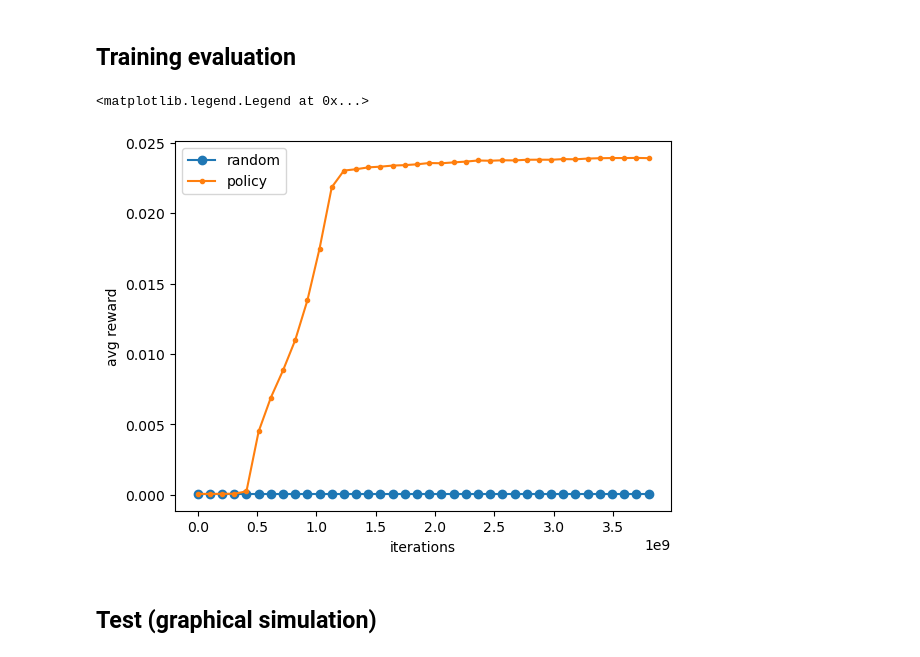
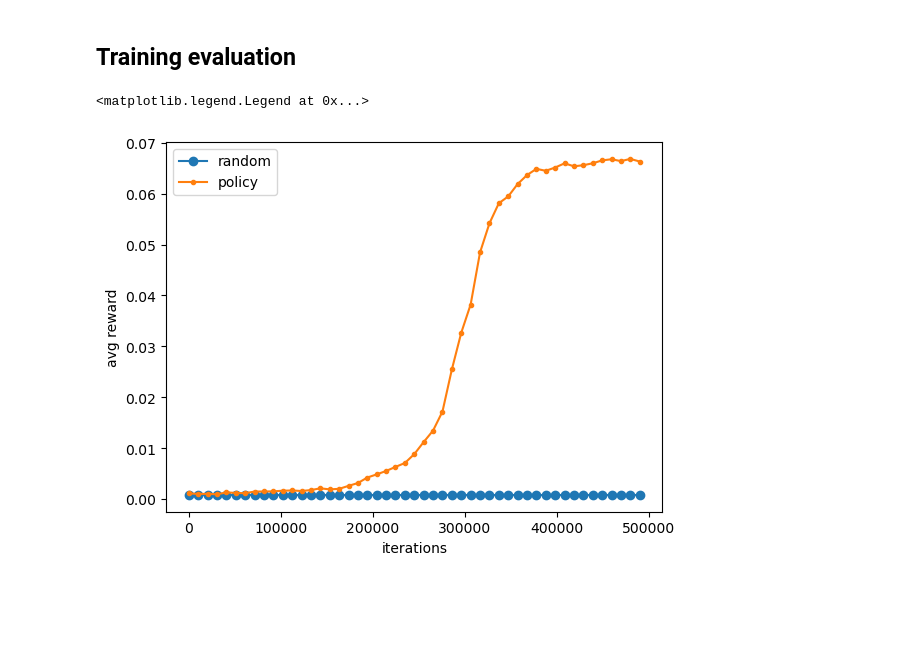
Before and after one commit to AlbertoSinigaglia/snake-reinforcement-learning, a Jupyter notebook: double_q_learning_learns_walls/main.ipynb, the cells around one changed output. Saved outputs shown, nothing was run; the diff lists cells and outputs as text; code cells hidden in the pictures; blank space fills up the shorter version.

```diff
--- a/double_q_learning_learns_walls/main.ipynb
+++ b/double_q_learning_learns_walls/main.ipynb
@@ -105,5 +74,5 @@ policy.iter = policy.exp_iter
 # %%
-optimizer = K.optimizers.Adam(1e-4)
+optimizer = tf.keras.optimizers.legacy.Adam(1e-4)
 # %%
 loss_f = tf.keras.losses.MeanSquaredError()
 
@@ -125,11 +96,12 @@ def train_step(samples, qfunction, qtarget):
 # %%
 losses = []
 # %%
-%matplotlib inline
 for iteration in trange(ITERATIONS):
+    # every RESET_EVERY_N reset the target to avoid covariante update
     if iteration % RESET_EVERY_N == 0:
         qtarget.set_weights(qfunction.get_weights())
 
+    # perform a step, store the SARS batch into memory, sample from it
     state = env_.to_state()
     actions = policy.sample(qfunction(env_.to_state()))
     rewards = env_.move(actions)
@@ -137,13 +109,14 @@ for iteration in trange(ITERATIONS):
     replay_memory.store(state, actions, rewards, new_state)
     samples = replay_memory.sample()
 
+    # if we have enough samples to sample from, start regressing
     if len(samples) >= replay_memory.minibatch_size:
         avg_rewards.append(np.mean(rewards))
         loss = train_step(samples, qfunction, qtarget)
         losses.append(
             loss
         )
-    N = 2000
+    N = 100
     if len(avg_rewards) % N == 0 and len(avg_rewards) > 0:
         # clear output
         clear_output(wait=True)
@@ -164,23 +139,7 @@ for iteration in trange(ITERATIONS):
-# %%
-N=200
-avg_rewards = avg_rewards[:len(avg_rewards)//N*N]
-losses = losses[:len(losses)//N*N]
-points_r = np.array(avg_rewards).reshape((-1, N)).mean(axis=-1)
-points_t = np.array(losses).reshape((-1, N)).mean(axis=-1)
-fig, axs = plt.subplots(1,2, figsize=(12,3), dpi=200)
-plt.rcParams['text.usetex'] = False
-x = np.arange(len(points_r)) * N
-axs[0].plot(x, points_r, marker=".")
-axs[0].set_xlabel("iterations")
-axs[0].set_ylabel("% of cherries eaten in 1000 boards")
-axs[1].plot(x, points_t, marker=".")
-axs[1].set_xlabel("iterations")
-axs[1].set_ylabel("avg loss Q-R+gamma*maxQ")
-plt.show()
 # %% [markdown]
  ### Random policy reward
 # %%
-random_env = get_env(1000)
+random_env = get_env(100)
 random_rewards = []
 
 for _ in trange(1000):
@@ -194,17 +153,15 @@ for _ in trange(1000):
 # %%
 %matplotlib inline
 import matplotlib.pyplot as plt
-CHUNK_SIZE = 10000
+CHUNK_SIZE = 100
 N = len(avg_rewards)//CHUNK_SIZE*CHUNK_SIZE
 x = np.linspace(0,CHUNK_SIZE*N, N//CHUNK_SIZE)
 plt.plot(x, np.array(random_rewards[700:]).mean(axis=-1).repeat(N//CHUNK_SIZE), marker="o")
 points = np.array(avg_rewards)[:N].reshape((-1, CHUNK_SIZE)).mean(axis=-1)
 plt.plot(x, points, marker=".")
 _ = plt.xlabel("iterations")
 _ = plt.ylabel("avg reward")
 plt.legend(["random", "policy"])
 # %% [output]
 <matplotlib.legend.Legend at 0x...>
-[figure, old version]
+[figure, new version]
-# %% [markdown]
- ## Test (graphical simulation)
```
Also changed, not shown: parts of 15 cells of this notebook, 55 other files.
